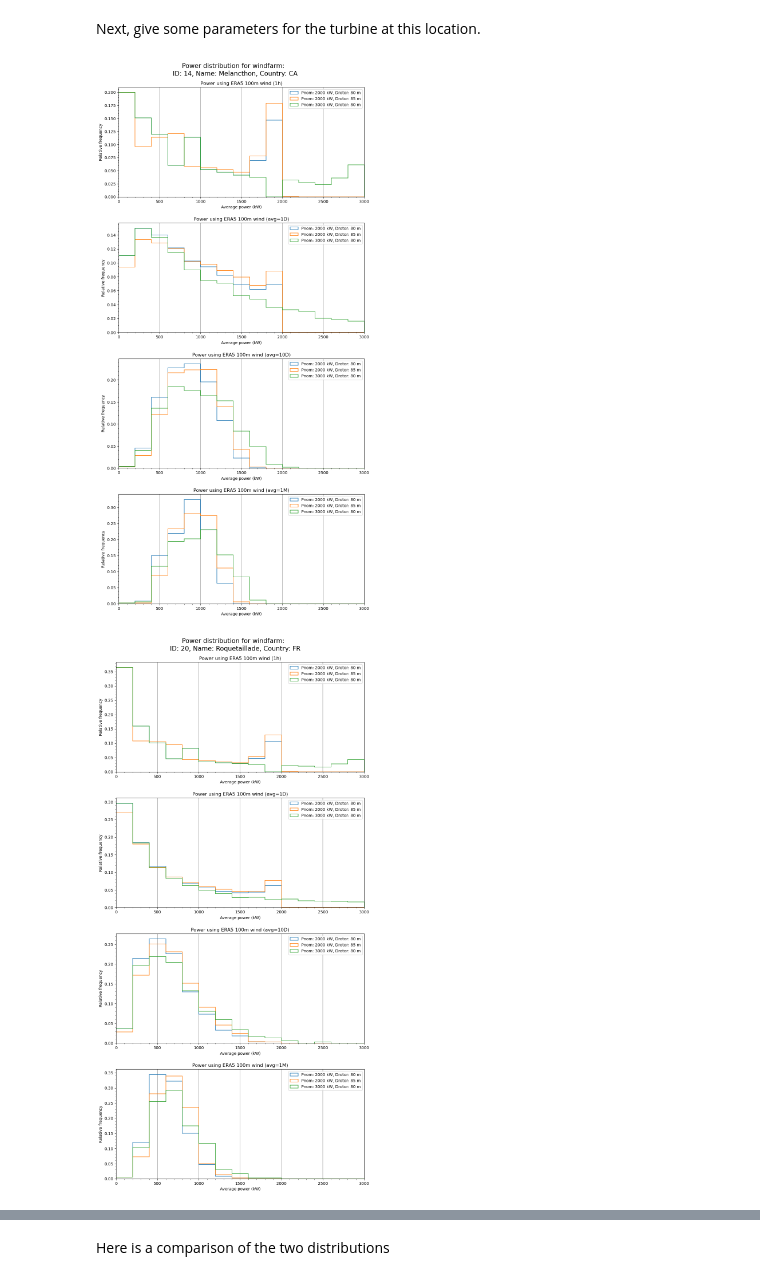
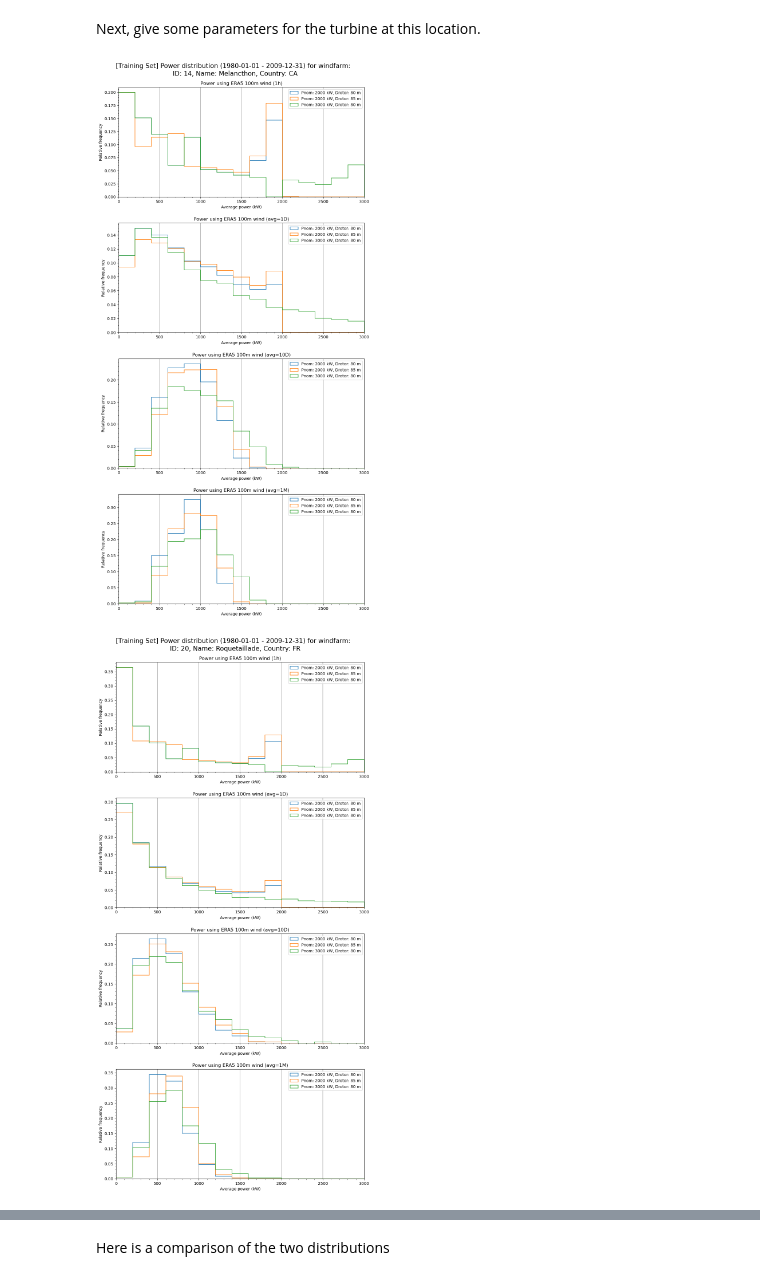
Before and after one commit to Campostrini/windpower, a Jupyter notebook: code/notebooks/windpowerconversion.ipynb, the cells around one changed output, grey strips where cells are left out. Cells and saved outputs as stored; diff of their text form; code cells hidden in the pictures.

```diff
--- a/code/notebooks/windpowerconversion.ipynb
+++ b/code/notebooks/windpowerconversion.ipynb
@@ -76,7 +97,7 @@ import matplotlib.ticker as ticker
 import itertools
 
 # histograms from power_da_list
-def histograms_from_power_da_list(power_da_list, wind_farm_id, labels):
+def histograms_from_power_da_list(power_da_list, wind_farm_id, labels, training_set: bool):
 
     bins = np.arange(0, 3200, 200)
 
@@ -105,37 +126,48 @@ def histograms_from_power_da_list(power_da_list, wind_farm_id, labels):
 
         # Adjust the x-axis limits
         axs[i].set_xlim(0, 3000)
 
         # Set the title
         if freq is None:
             axs[i].set_title('Power using ERA5 100m wind (1h)')
         else:
             axs[i].set_title(f'Power using ERA5 100m wind (avg={freq})')
 
         axs[i].set_xticks(np.arange(0, 3500, 500))
         axs[i].grid(axis="x", linestyle="-", linewidth=1.2)
 
         axs[i].set_axisbelow(True)
 
         # Set x and y labels
         axs[i].set_xlabel('Average power (kW)')
         axs[i].set_ylabel('Relative frequency')
 
         axs[i].xaxis.set_minor_locator(ticker.AutoMinorLocator())
         axs[i].yaxis.set_minor_locator(ticker.AutoMinorLocator())
 
         axs[i].legend(loc="upper right")
 
+    start_date = power_da_list[0].time[0].dt.strftime("%Y-%m-%d").values
+    end_date = power_da_list[0].time[-1].dt.strftime("%Y-%m-%d").values
+
+    train_or_test = "Training Set" if training_set else "Test Set"
+
+    suptitle = "[{}] Power distribution ({} - {}) for windfarm: \n ID: {}, Name: {}, Country: {}".format(
+        train_or_test, start_date, end_date,
+        wind_farm_id, df[df["ID"] == wind_farm_id]["Name"].values[0], df[df["ID"] == wind_farm_id]["ISO code"].values[0],
+    )
+
     # set the title of the figure
-    fig.suptitle("Power distribution for windfarm: \n ID: {}, Name: {}, Country: {}".format(
-        wind_farm_id, df[df["ID"] == wind_farm_id]["Name"].values[0], df[df["ID"] == wind_farm_id]["ISO code"].values[0]
-    ), fontsize=16)
+    fig.suptitle(suptitle, fontsize=16)
 
     plt.tight_layout(pad = 2)
     plt.show()
 
-for wind_farm_id, power_da_list in power_da_list_collection.items():
-    histograms_from_power_da_list(power_da_list, wind_farm_id, labels)
+for wind_farm_id, power_da_list in power_da_list_collection_training.items():
+    histograms_from_power_da_list(power_da_list, wind_farm_id, labels, training_set=True)
+
+for wind_farm_id, power_da_list in power_da_list_collection_test.items():
+    histograms_from_power_da_list(power_da_list, wind_farm_id, labels, training_set=False)
 # %% [output]
-[figure, old version]
+[figure, new version]
-[figure, old version]
+[figure, new version]
```
Also changed, not shown: parts of 12 cells of this notebook, 2 other files.
